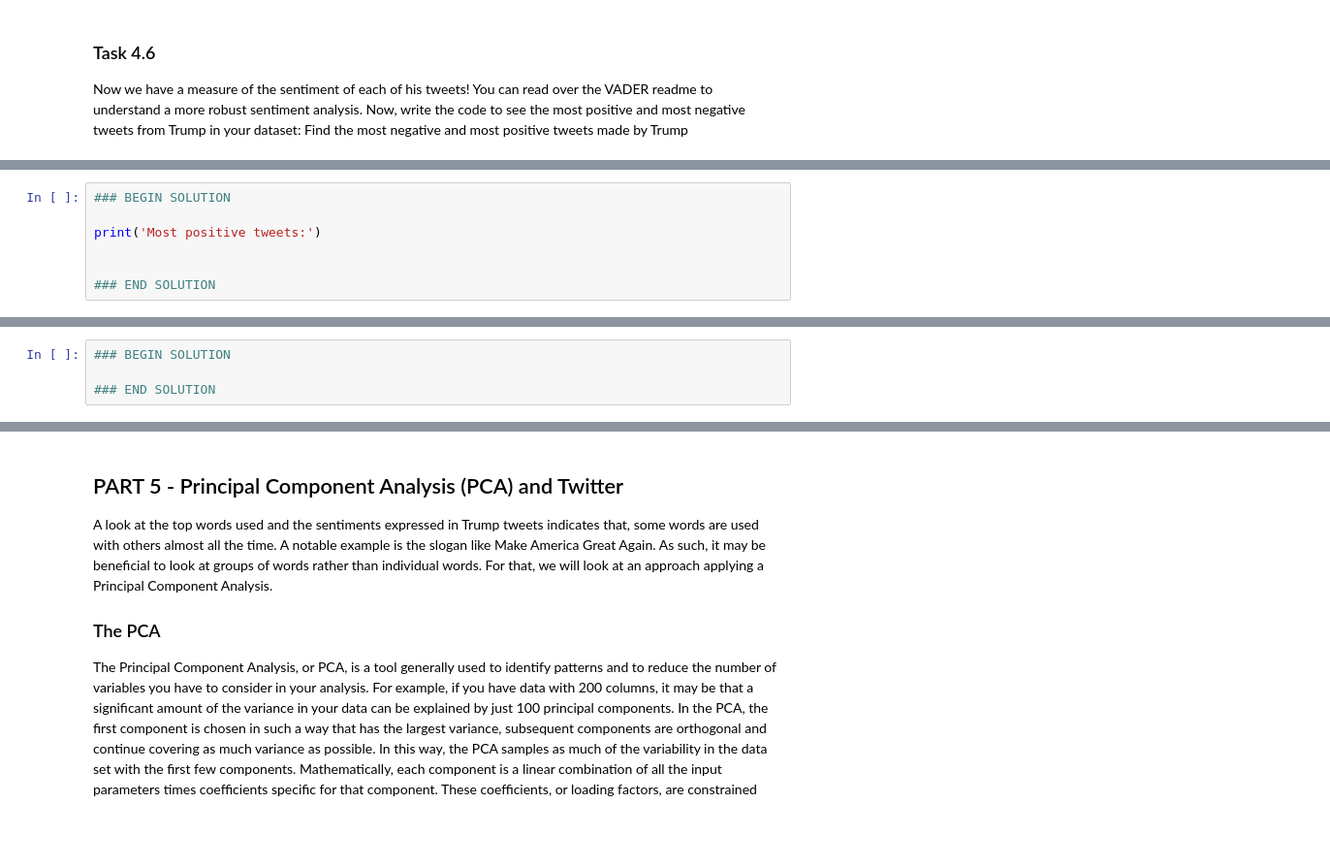
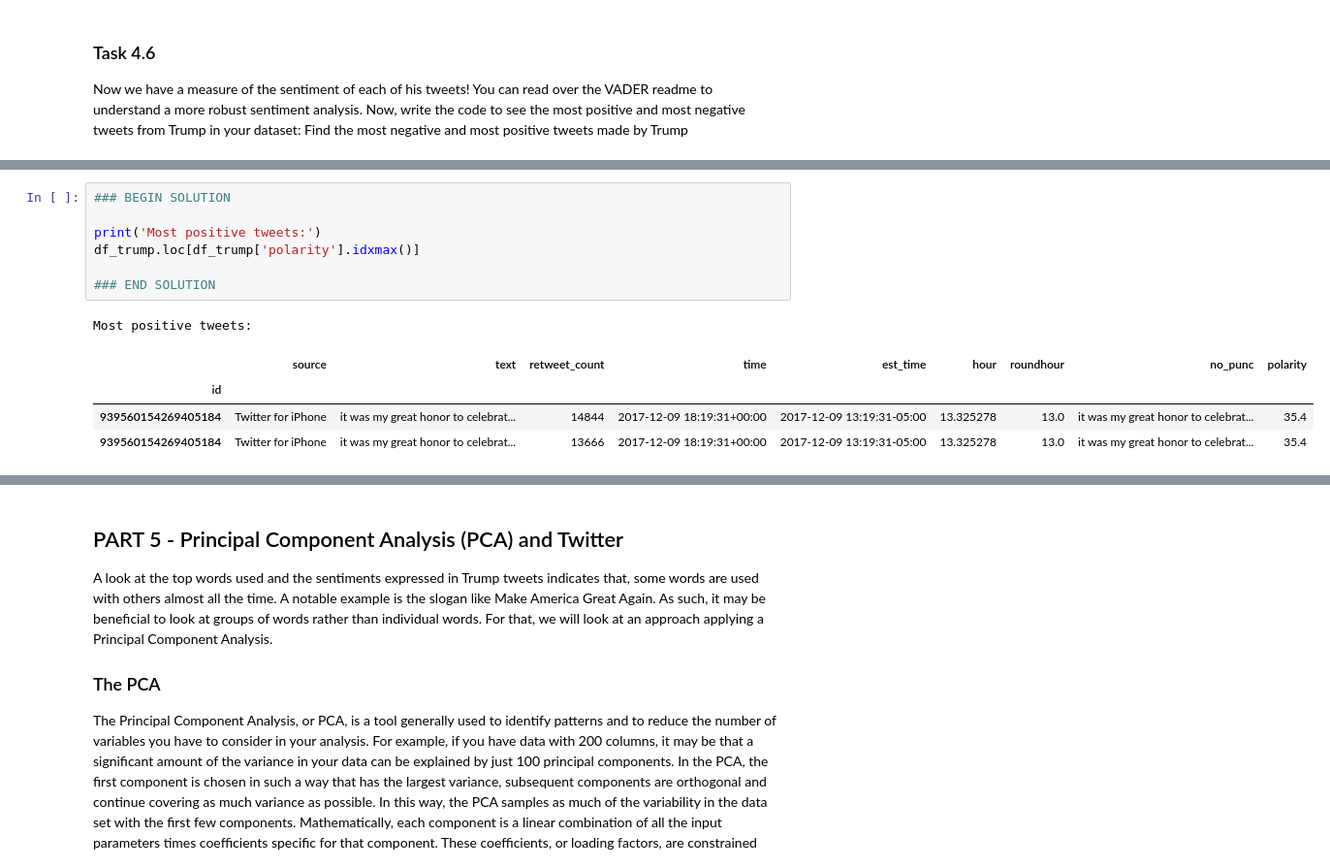
Before and after one commit to azhang2000/Cs439MidSemesterProject, a Jupyter notebook: MidSemester_Project_F21_V1.ipynb, the cells around one changed output, grey strips where cells are left out. Shown: that part at 97% size. Cells and saved outputs as stored; diff of their text form; blank space fills up the shorter version.

```diff
--- a/MidSemester_Project_F21_V1.ipynb
+++ b/MidSemester_Project_F21_V1.ipynb
@@ -768,16 +785,18 @@ print('Most negative tweets:')
 # %%
 ### BEGIN SOLUTION
 
 print('Most positive tweets:')
-
+df_trump.loc[df_trump['polarity'].idxmax()]
 
 ### END SOLUTION
+# %% [output]
+Most positive tweets:
+|  | source | text | retweet_count | time | est_time | hour | roundhour | no_punc | polarity |
+| id |  |  |  |  |  |  |  |  |  |
+| 939560154269405184 | Twitter for iPhone | it was my great honor to celebrat... | 14844 | 2017-12-09 18:19:31+00:00 | 2017-12-09 13:19:31-05:00 | 13.325278 | 13.0 | it was my great honor to celebrat... | 35.4 |
+| 939560154269405184 | Twitter for iPhone | it was my great honor to celebrat... | 13666 | 2017-12-09 18:19:31+00:00 | 2017-12-09 13:19:31-05:00 | 13.325278 | 13.0 | it was my great honor to celebrat... | 35.4 |
 # %% [markdown]
 ### Task 4.7
 Plot the distribution of tweet sentiments broken down by whether the text of the tweet contains `nyt` or `fox`.  Then in the box below comment on what we observe?
 
 ![title](images/nyt_vs_fox.png)
-# %%
-### BEGIN SOLUTION
-
-### END SOLUTION
```
Also changed, not shown: parts of 11 cells of this notebook.
